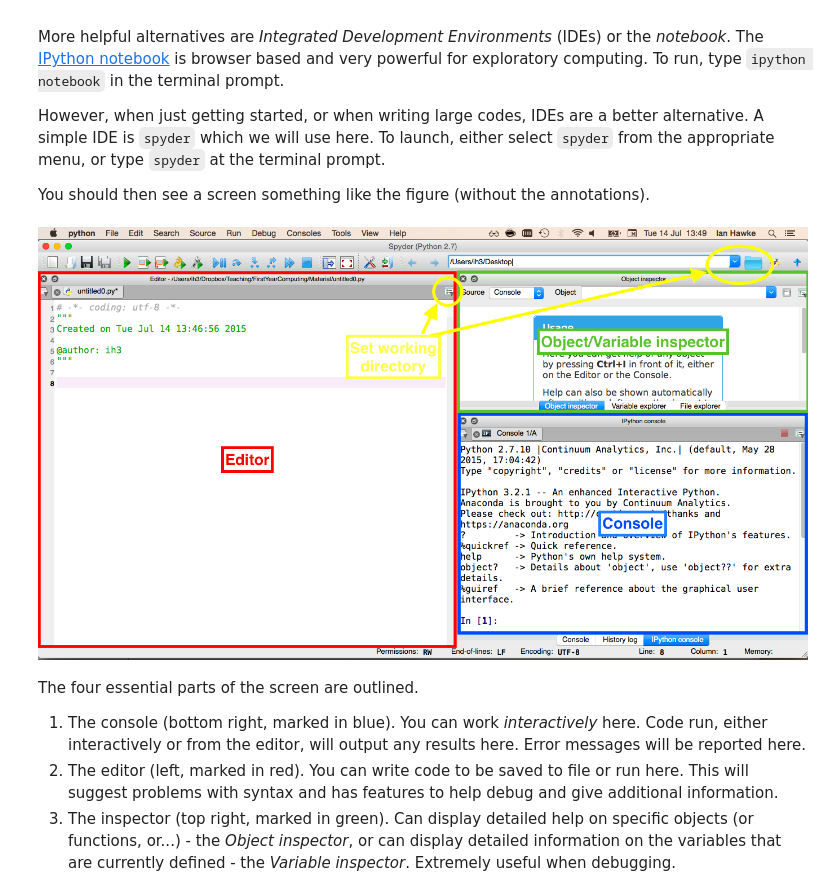
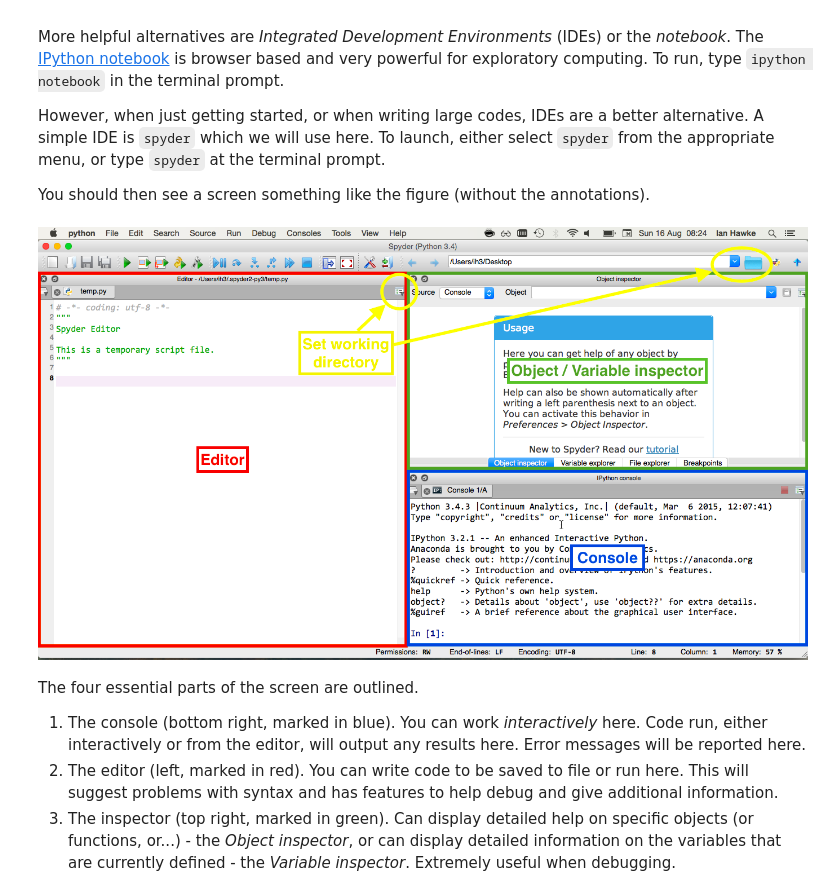
Before and after one commit to IanHawke/maths-with-python, a Jupyter notebook: 00-first-steps.ipynb, the cells around one changed output. Cells and saved outputs as stored; diff of their text form; code cells hidden in the pictures.

Commit message:
Change figure to spyder with python 3.

```diff
--- a/00-first-steps.ipynb
+++ b/00-first-steps.ipynb
@@ -110,9 +110,9 @@ However, when just getting started, or when writing large codes, IDEs are a bett
 You should then see a screen something like the figure (without the annotations).
 # %%
 from IPython.display import Image
-Image(filename='images/spyder-1.png')
+Image(filename='images/spyder-py3.png')
 # %% [output]
-[figure, old version]
+[figure, new version]
 # %% [markdown]
 The four essential parts of the screen are outlined.
 
```
Also changed, not shown: parts of 1 cell of this notebook, 1 other file.
